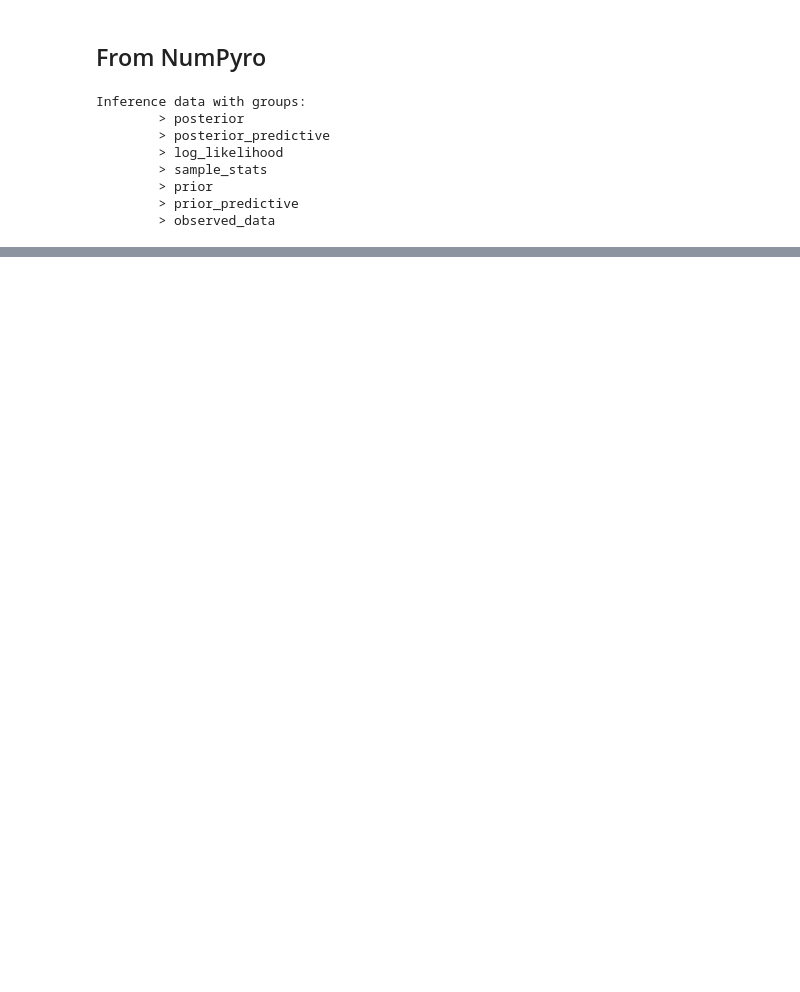
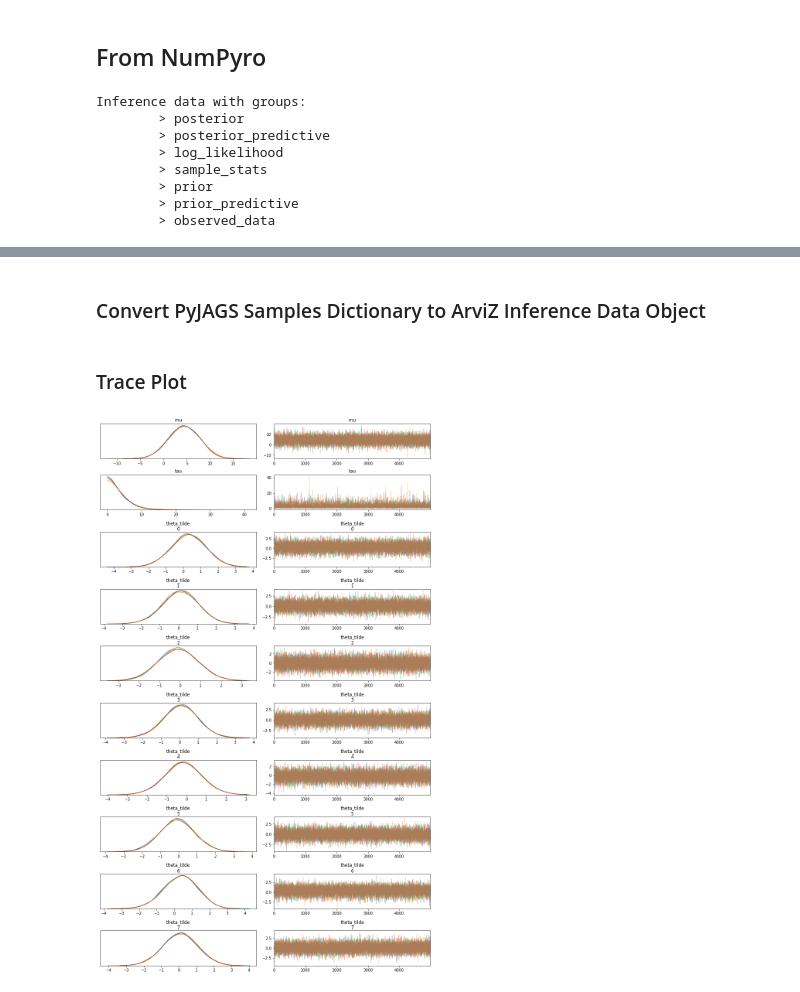
Before and after one commit to arviz-devs/arviz, a Jupyter notebook: doc/notebooks/InferenceDataCookbook.ipynb, the cells around one changed output, grey strips where cells are left out. Cells and saved outputs as stored; diff of their text form; code cells hidden in the pictures; blank space fills up the shorter version.

Commit message:
Added support for PyJAGS in ArviZ (#1219)
Co-authored-by: Oriol Abril <oriol.abril.pla@gmail.com>

```diff
--- a/doc/notebooks/InferenceDataCookbook.ipynb
+++ b/doc/notebooks/InferenceDataCookbook.ipynb
@@ -659,0 +681,8 @@ Inference data with groups:
+# %%
+jags_prior_model = pyjags.Model(
+    code=eight_school_prior_model_code,
+    data={"J": 8},
+    chains=4,
+    threads=4,
+    chains_per_thread=1
+)
@@ -659,0 +696,8 @@ Inference data with groups:
+# %%
+jags_posterior_model = pyjags.Model(
+    code=eight_school_posterior_model_code,
+    data=eight_school_data,
+    chains=4,
+    threads=4,
+    chains_per_thread=1
+)
@@ -659,0 +708,3 @@ Inference data with groups:
+# %%
+jags_prior_samples = jags_prior_model.sample(5000 + 1000, vars=parameters)
+jags_posterior_samples = jags_posterior_model.sample(5000 + 1000, vars=parameters)
@@ -659,0 +714,15 @@ Inference data with groups:
+# %% [markdown]
+### Convert PyJAGS Samples Dictionary to ArviZ Inference Data Object
+# %%
+pyjags_data = az.from_pyjags(
+    posterior=jags_posterior_samples,
+    prior=jags_prior_samples,
+    save_warmup=True,
+    warmup_iterations=1000
+)
+# %% [markdown]
+### Trace Plot
+# %%
+az.plot_trace(pyjags_data);
+# %% [output]
+[figure, added]
```
Also changed, not shown: parts of 27 cells of this notebook, 7 other files.
